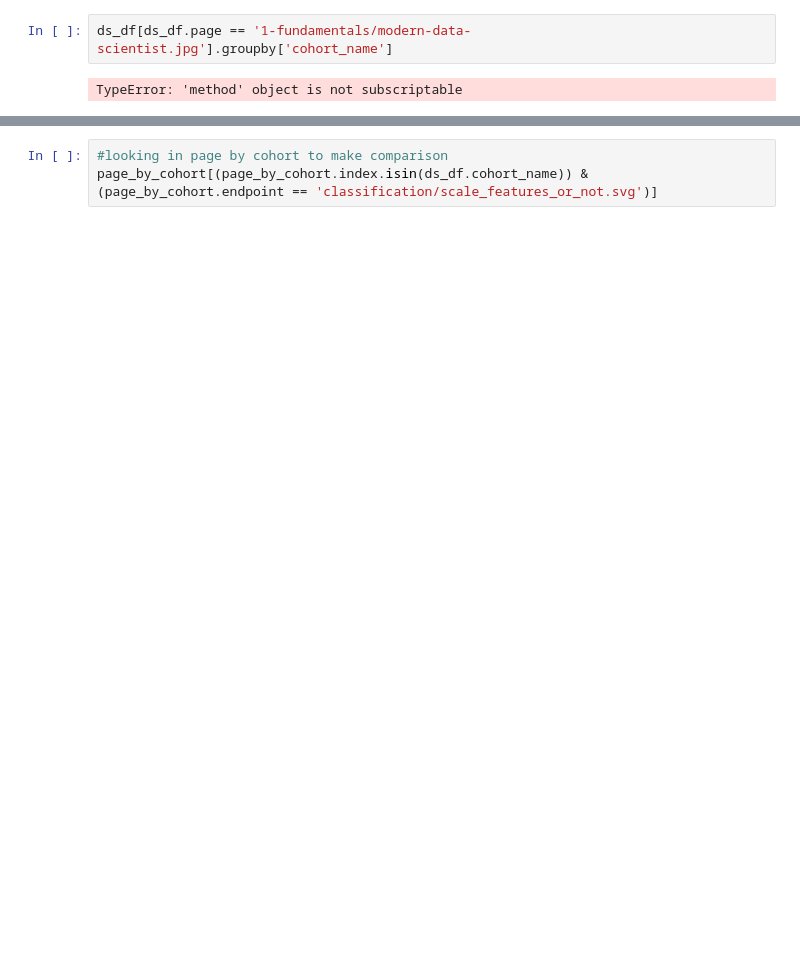
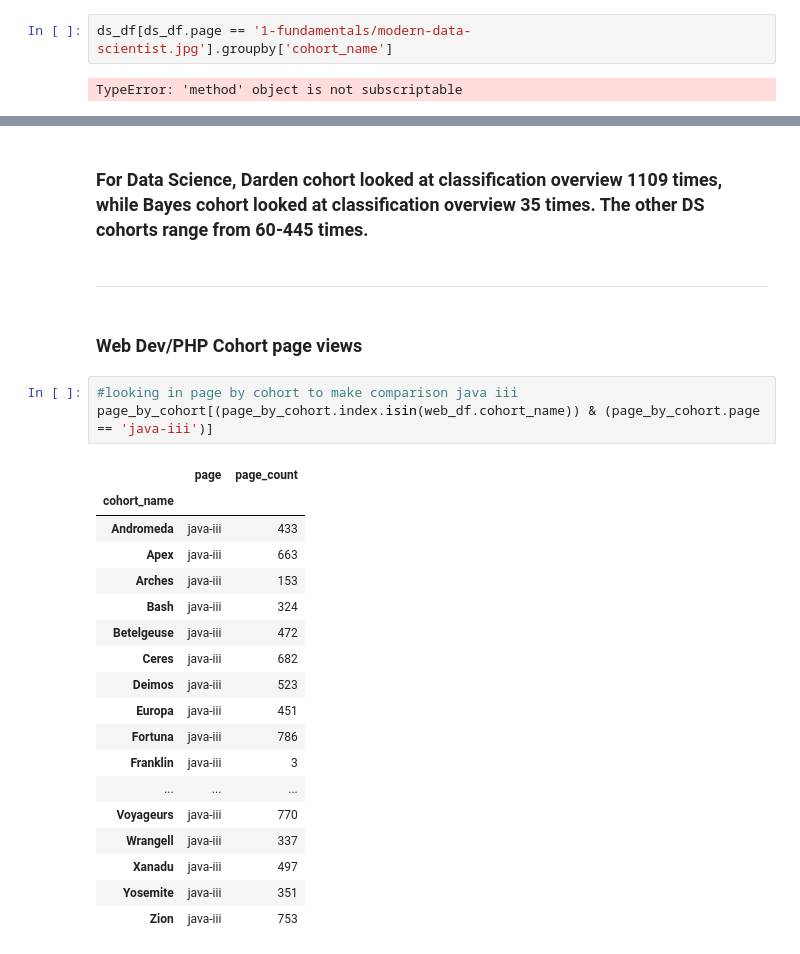
Before and after one commit to codeupdonuts/anomaly-project, a Jupyter notebook: cristina-notebook.ipynb, the cells around one changed output, grey strips where cells are left out. Drawn from its saved outputs; the diff is of its cells as text; blank space fills up the shorter version.

```diff
--- a/cristina-notebook.ipynb
+++ b/cristina-notebook.ipynb
@@ -789,3 +811,28 @@ TypeError: 'method' object is not subscriptable
+# %% [markdown]
+### For Data Science, Darden cohort looked at classification overview 1109 times, while Bayes cohort looked at classification overview 35 times. The other DS cohorts range from 60-445 times.
+# %% [markdown]
+-----------
+# %% [markdown]
+### Web Dev/PHP Cohort page views
 # %%
-#looking in page by cohort to make comparison
-page_by_cohort[(page_by_cohort.index.isin(ds_df.cohort_name)) & (page_by_cohort.endpoint == 'classification/scale_features_or_not.svg')]
+#looking in page by cohort to make comparison java iii
+page_by_cohort[(page_by_cohort.index.isin(web_df.cohort_name)) & (page_by_cohort.page == 'java-iii')]
+# %% [output]
+|  | page | page_count |
+| cohort_name |  |  |
+| Andromeda | java-iii | 433 |
+| Apex | java-iii | 663 |
+| Arches | java-iii | 153 |
+| Bash | java-iii | 324 |
+| Betelgeuse | java-iii | 472 |
+| Ceres | java-iii | 682 |
+| Deimos | java-iii | 523 |
+| Europa | java-iii | 451 |
+| Fortuna | java-iii | 786 |
+| Franklin | java-iii | 3 |
+| ... | ... | ... |
+| Voyageurs | java-iii | 770 |
+| Wrangell | java-iii | 337 |
+| Xanadu | java-iii | 497 |
+| Yosemite | java-iii | 351 |
+| Zion | java-iii | 753 |
```
Also changed, not shown: parts of 3 cells of this notebook.
